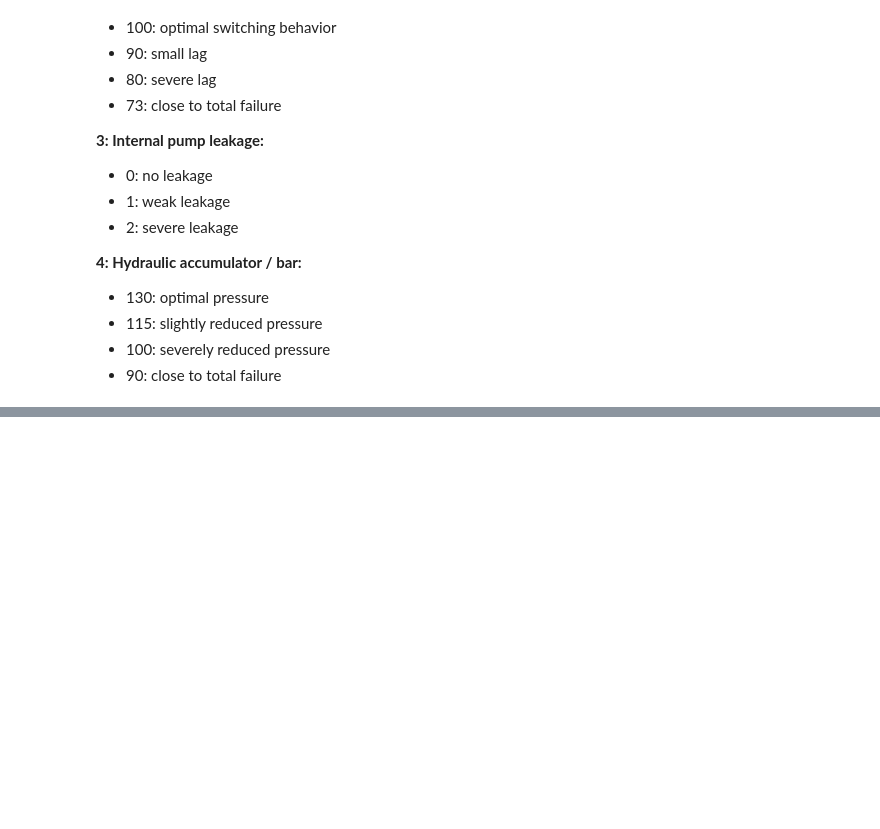
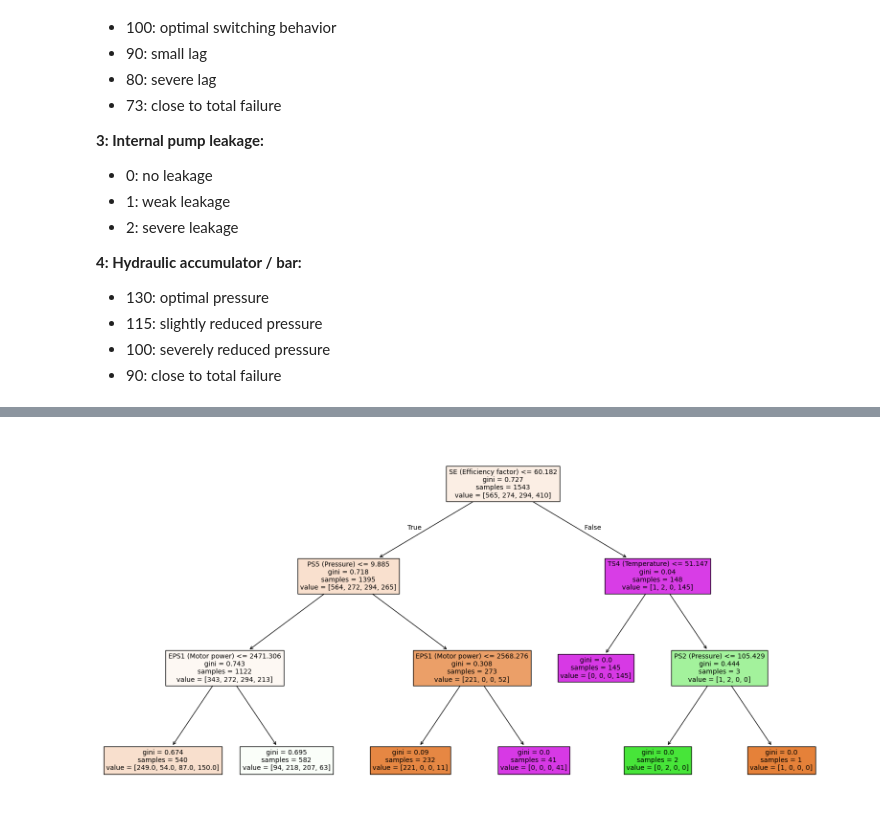
Before and after one commit to atakan4804/machine_learning, a Jupyter notebook: Machine-Learning/Decision-Trees/Decision-Tree-Exercises.ipynb, the cells around one changed output, grey strips where cells are left out. Saved outputs shown, nothing was run; the diff lists cells and outputs as text; code cells hidden in the pictures; blank space fills up the shorter version.

```diff
--- a/Machine-Learning/Decision-Trees/Decision-Tree-Exercises.ipynb
+++ b/Machine-Learning/Decision-Trees/Decision-Tree-Exercises.ipynb
@@ -383,0 +476,21 @@ data = load_dataset('../data/condition_monitoring.pickle')
+# %%
+from sklearn import tree
+from sklearn.model_selection import train_test_split
+import matplotlib.pyplot as plt
+
+targets = {
+    "Cooler":      data.Y_cooler,
+    "Valve":       data.Y_valve,
+    "Leakage":     data.Y_leakage,
+    "Accumulator": data.Y_accu,
+}
+
+for name, Y in targets.items():
+    Y = np.ravel(Y)
+    X_train, X_test, Y_train, Y_test = train_test_split(data.X, Y, test_size=0.3, random_state=0)
+    clf = tree.DecisionTreeClassifier(random_state=0).fit(X_train, Y_train)
+
+    print(name, "Train:", clf.score(X_train, Y_train), "Test:", round(clf.score(X_test, Y_test), 3))
+
+    top = np.argsort(clf.feature_importances_)[::-1][:3]
+    print("   wichtigste Attribute:", [data.Attributes[i] for i in top])
@@ -383,0 +506,7 @@ data = load_dataset('../data/condition_monitoring.pickle')
+# %%
+clf = tree.DecisionTreeClassifier(max_depth=3, random_state=0).fit(X_train, Y_train)
+plt.figure(figsize=(20, 10))
+tree.plot_tree(clf, feature_names=data.Attributes, filled=True, fontsize=10)
+plt.show()
+# %% [output]
+[figure, added]
```
Also changed, not shown: parts of 8 cells of this notebook.
